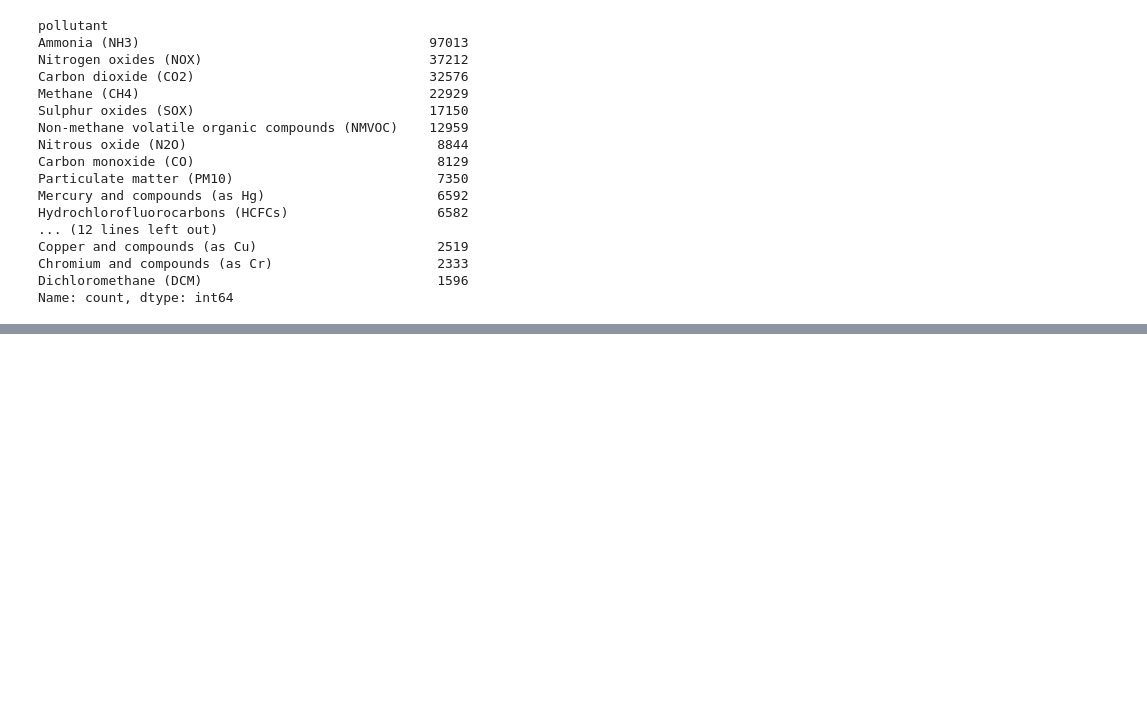
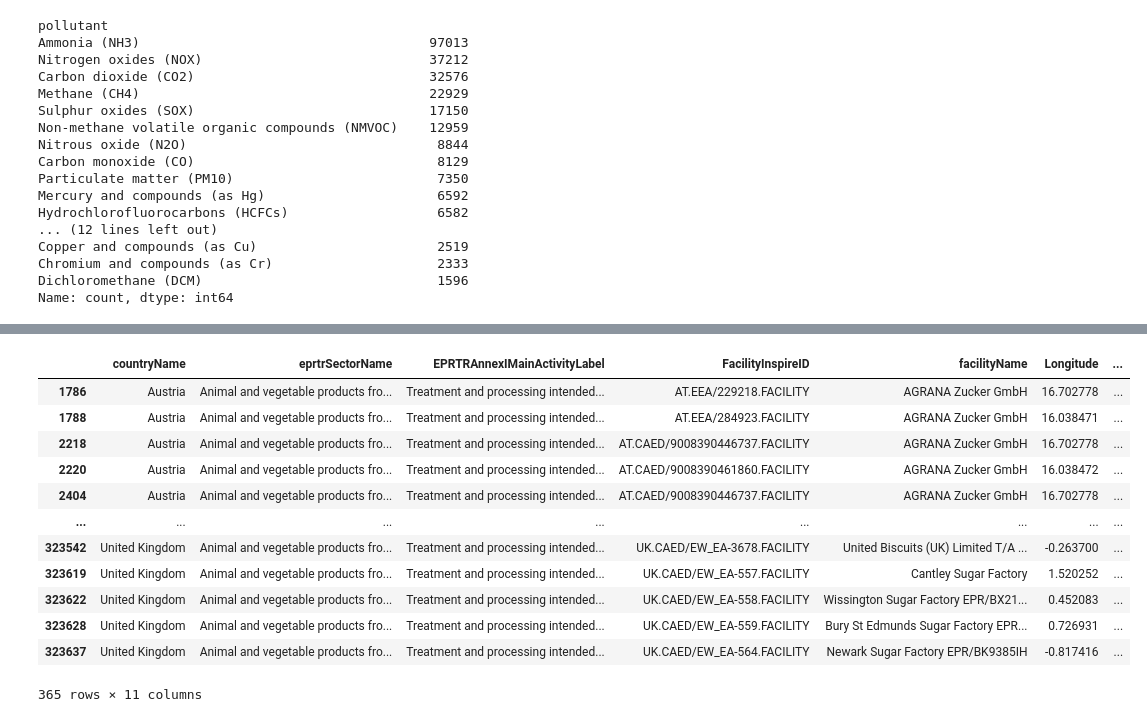
Before and after one commit to FanZy0127/environmental_impact, a Jupyter notebook: modules/Air/jupyter_main_air.ipynb, the cells around one changed output, grey strips where cells are left out. Drawn from its saved outputs; the diff is of its cells as text; code cells hidden in the pictures; blank space fills up the shorter version.

```diff
--- a/modules/Air/jupyter_main_air.ipynb
+++ b/modules/Air/jupyter_main_air.ipynb
@@ -847,4 +864,9 @@ len(df)
 # %%
-df = df[df.pollutant.isin(count_pollutant_over500.index.get_level_values("pollutant").unique())]
+df = df[
+    (df.eprtrSectorName == count_pollutant_over500.index.get_level_values("eprtrSectorName")) &
+    (df.pollutant == count_pollutant_over500.index.get_level_values("pollutant"))
+]
 len(df)
+
+# df.pollutant.isin(count_pollutant_over500.index.get_level_values("pollutant").unique())
 # %% [output]
@@ -893,0 +913,19 @@ groupby_sector_pollutant.unstack().stack().reset_index()
+# %%
+df[
+    (df.eprtrSectorName == "Animal and vegetable products from the food and beverage sector") &
+    (df.pollutant == "Ammonia (NH3)")
+]
+# %% [output]
+|  | countryName | eprtrSectorName | EPRTRAnnexIMainActivityLabel | FacilityInspireID | facilityName | Longitude | ... |
+| 1786 | Austria | Animal and vegetable products fro... | Treatment and processing intended... | AT.EEA/229218.FACILITY | AGRANA Zucker GmbH | 16.702778 | ... |
+| 1788 | Austria | Animal and vegetable products fro... | Treatment and processing intended... | AT.EEA/284923.FACILITY | AGRANA Zucker GmbH | 16.038471 | ... |
+| 2218 | Austria | Animal and vegetable products fro... | Treatment and processing intended... | AT.CAED/9008390446737.FACILITY | AGRANA Zucker GmbH | 16.702778 | ... |
+| 2220 | Austria | Animal and vegetable products fro... | Treatment and processing intended... | AT.CAED/9008390461860.FACILITY | AGRANA Zucker GmbH | 16.038472 | ... |
+| 2404 | Austria | Animal and vegetable products fro... | Treatment and processing intended... | AT.CAED/9008390446737.FACILITY | AGRANA Zucker GmbH | 16.702778 | ... |
+| ... | ... | ... | ... | ... | ... | ... | ... |
+| 323542 | United Kingdom | Animal and vegetable products fro... | Treatment and processing intended... | UK.CAED/EW_EA-3678.FACILITY | United Biscuits (UK) Limited T/A ... | -0.263700 | ... |
+| 323619 | United Kingdom | Animal and vegetable products fro... | Treatment and processing intended... | UK.CAED/EW_EA-557.FACILITY | Cantley Sugar Factory | 1.520252 | ... |
+| 323622 | United Kingdom | Animal and vegetable products fro... | Treatment and processing intended... | UK.CAED/EW_EA-558.FACILITY | Wissington Sugar Factory EPR/BX21... | 0.452083 | ... |
+| 323628 | United Kingdom | Animal and vegetable products fro... | Treatment and processing intended... | UK.CAED/EW_EA-559.FACILITY | Bury St Edmunds Sugar Factory EPR... | 0.726931 | ... |
+| 323637 | United Kingdom | Animal and vegetable products fro... | Treatment and processing intended... | UK.CAED/EW_EA-564.FACILITY | Newark Sugar Factory EPR/BK9385IH | -0.817416 | ... |
+365 rows × 11 columns
```
Also changed, not shown: parts of 20 cells of this notebook.
